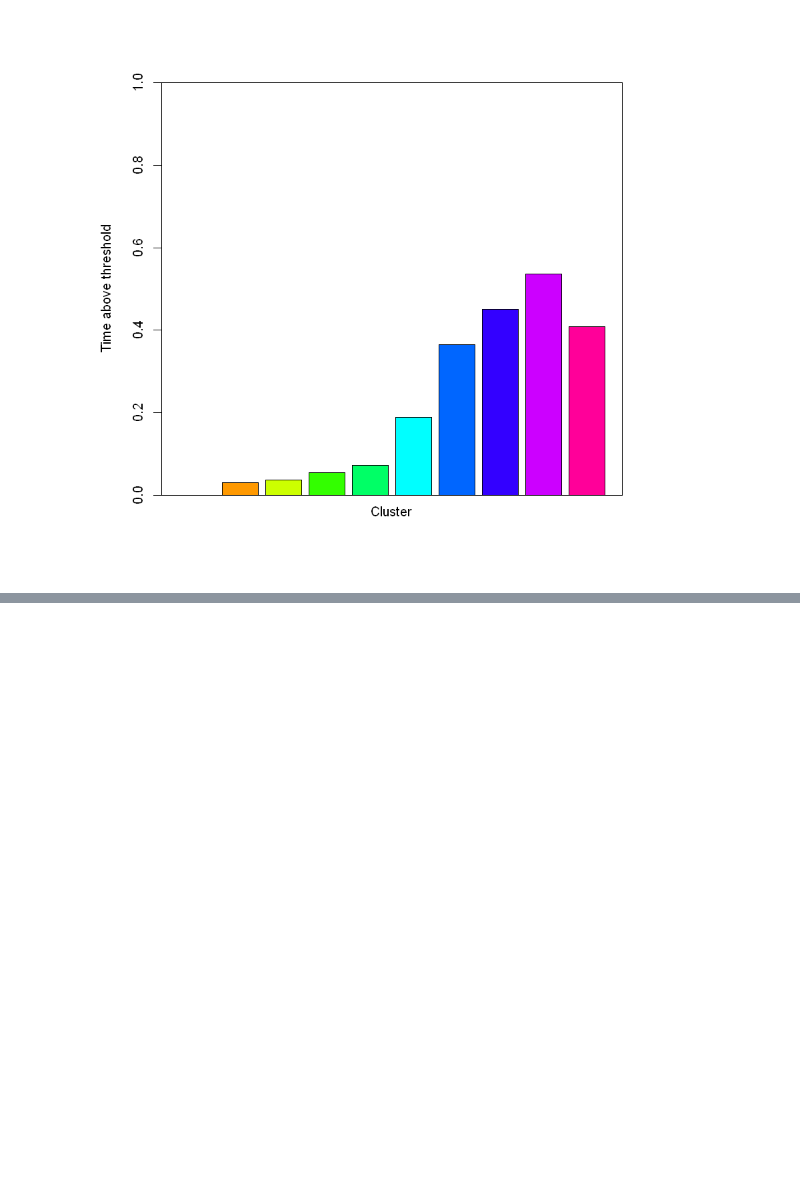
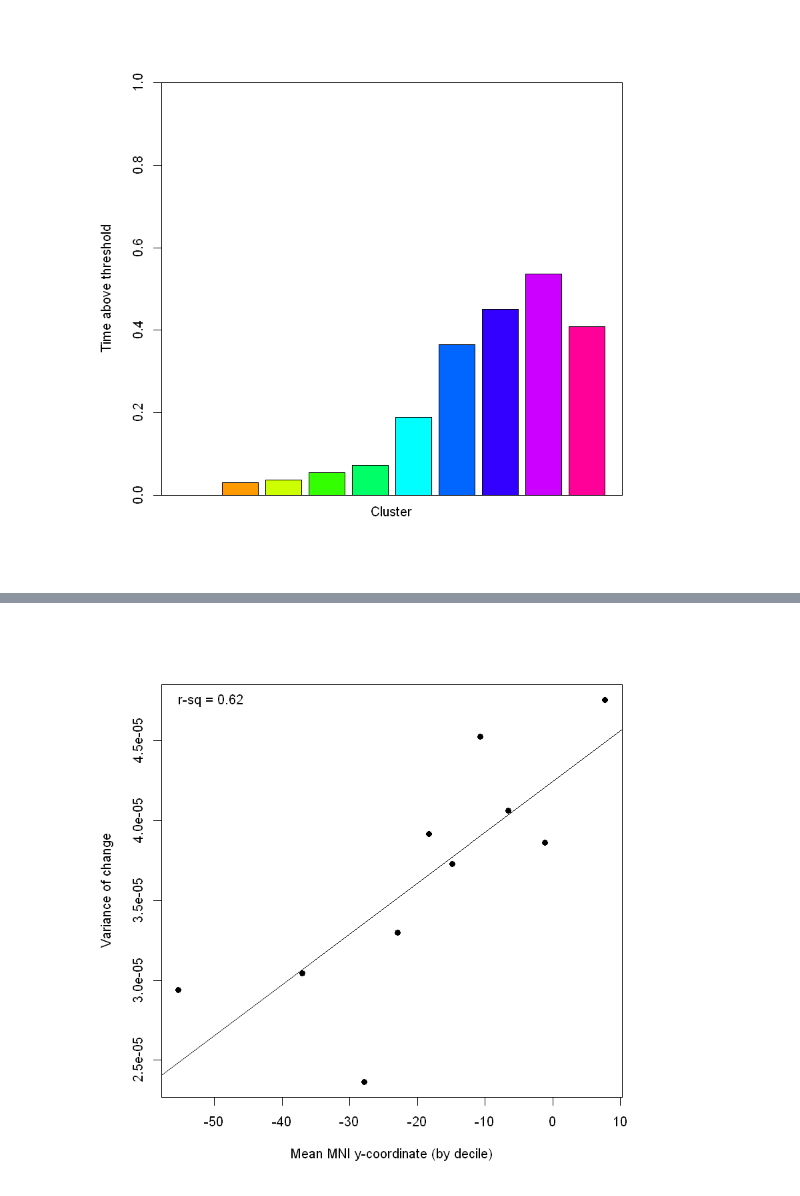
Before and after one commit to ttrogers/DecodingDynamic, a Jupyter notebook: ECoG/ECoG decoding analysis.ipynb, the cells around one changed output, grey strips where cells are left out. Cells and saved outputs as stored; diff of their text form; code cells hidden in the pictures; blank space fills up the shorter version.

```diff
--- a/ECoG/ECoG decoding analysis.ipynb
+++ b/ECoG/ECoG decoding analysis.ipynb
@@ -78,0 +191,8 @@ plot.cbars(accmean)
+# %%
+#Read in data indicating the mean decoder coefficient for each electrode at every time window
+mncoeff <- as.matrix(read.csv("Data/electrode_mean_coefficients.csv", header = F))
+
+#Read in data indicating the subject number and MNI coordinates for each electrode, in same order as mncoeff
+mni  <- read.csv("Data/electrode_mni_coords.csv", header = T)
+
+head(mni)
@@ -78,0 +207,3 @@ plot.cbars(accmean)
+# %%
+tmp <- plot.coef.var(d = mncoeff, coor = mni$Y, ntl = 10)
+# %% [output]
@@ -78,0 +212 @@ plot.cbars(accmean)
+[figure, added]
```
Also changed, not shown: parts of 31 cells of this notebook, 4 other files.
